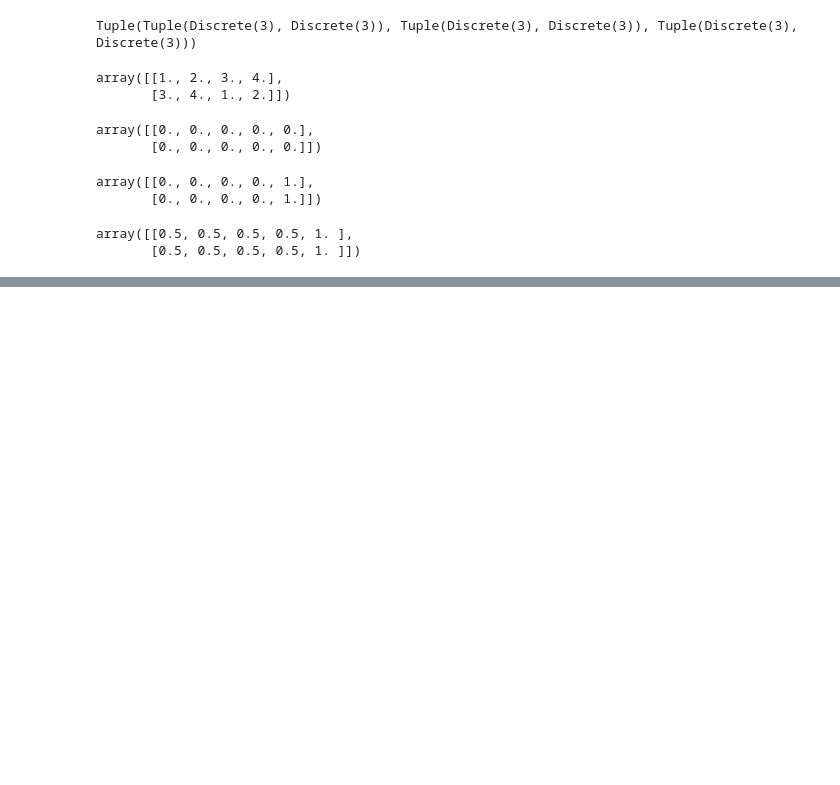
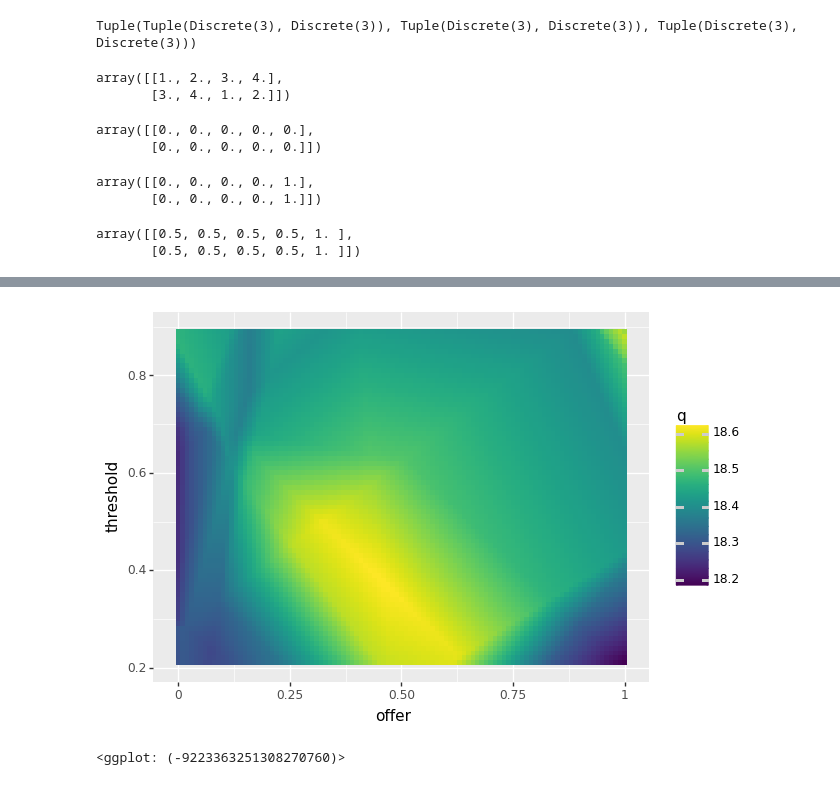
Before and after one commit to kurtosis/spinningup, a Jupyter notebook: analysis/matching_pennies.ipynb, the cells around one changed output, grey strips where cells are left out. Cells and saved outputs as stored; diff of their text form; code cells hidden in the pictures; blank space fills up the shorter version.

```diff
--- a/analysis/matching_pennies.ipynb
+++ b/analysis/matching_pennies.ipynb
@@ -260,0 +298,5 @@ list(zip(gg, ff))
+# %%
+# Plot Q function eval
+q = pd.read_csv('~/q_199.csv')
+q.threshold = np.round(q.threshold, 2)
+q_sliced = q[(q.threshold>0.2) & (q.threshold<0.9)]
@@ -260,0 +323,5 @@ list(zip(gg, ff))
+# %%
+pn.ggplot(q_sliced, pn.aes(x='offer', y='threshold', fill='q')) + pn.geom_tile() #+ pn.scale_y_continuous(limits=(0.2, 0.8))
+# %% [output]
+[figure, added]
+<ggplot: (-9223363251308270760)>
```
Also changed, not shown: parts of 18 cells of this notebook, 6 other files.
